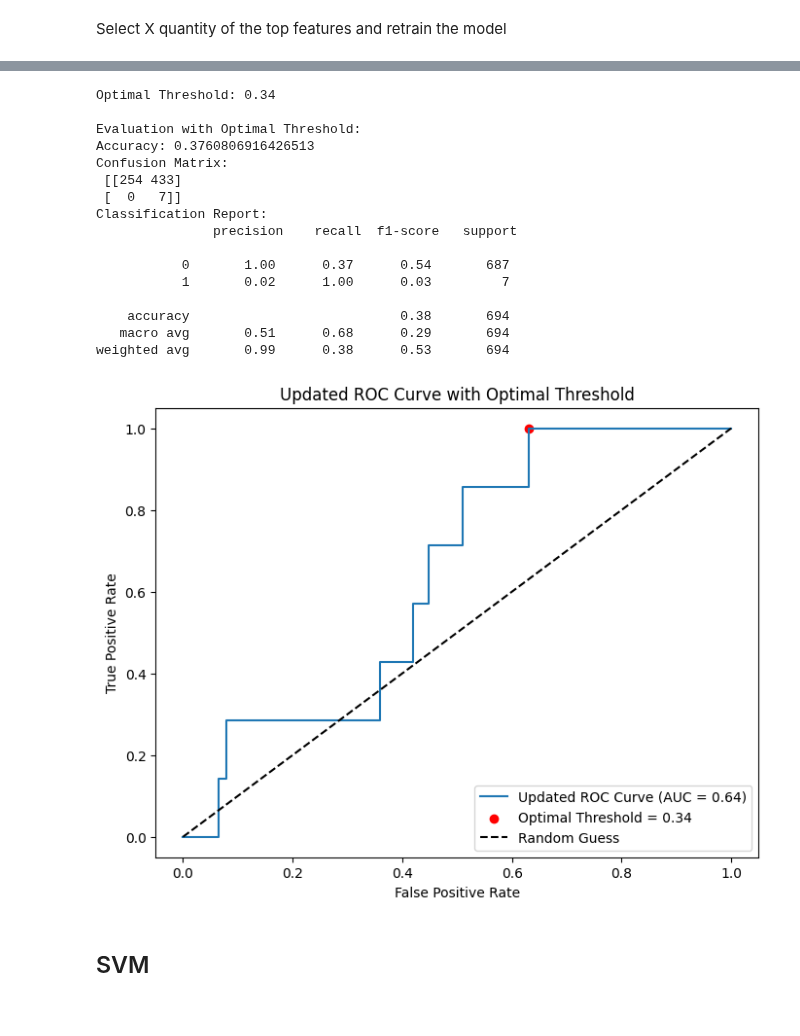
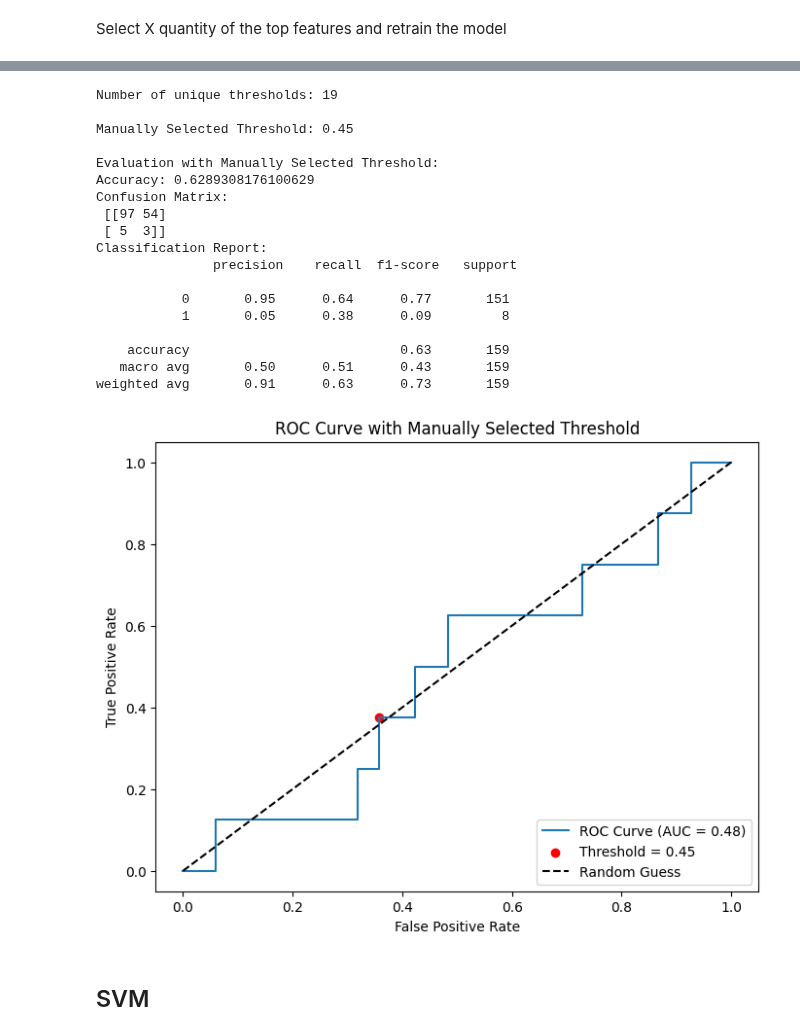
Before and after one commit to Tommy-Las/WatfordFC, a Jupyter notebook: ML_Model.ipynb, the cells around one changed output, grey strips where cells are left out. Drawn from its saved outputs; the diff is of its cells as text; code cells hidden in the pictures.

```diff
--- a/ML_Model.ipynb
+++ b/ML_Model.ipynb
@@ -276,7 +346,7 @@ y = df_sorted['Injury']
 
 # Split the data into training and test sets
 # X_train, X_test, y_train, y_test, extra_cols_train, extra_cols_test = train_test_split(X, y, extra_cols, test_size=0.3, random_state=42, stratify=y)
-X_train, X_test, y_train, y_test, extra_cols_train, extra_cols_test = train_test_split(X, y, extra_cols, test_size=0.3, random_state=42)
+X_train, X_test, y_train, y_test, extra_cols_train, extra_cols_test = train_test_split(X, y, extra_cols, test_size=0.3, random_state=42, stratify=y)
 
 X_train.drop(columns=['Injury'], inplace=True)
 X_test.drop(columns=['Injury'], inplace=True)
@@ -674,11 +744,12 @@ X_train_top = X_train_scaled[:, [X_train.columns.get_loc(f) for f in top_feature
 X_test_top = X_test_scaled[:, [X_train.columns.get_loc(f) for f in top_features]]
 
 # Train logistic regression with top features
-logistic_model_top = LogisticRegression(random_state=42, max_iter=1000, class_weight='balanced')
+logistic_model_top = LogisticRegression(random_state=42, max_iter=1000)
 logistic_model_top.fit(X_train_top, y_train)
 
 # Predictions
 y_test_pred_top = logistic_model_top.predict(X_test_top)
+y_test_probs_top = logistic_model_top.predict_proba(X_test_top)[:, 1]
 
 # Evaluate performance
 print("Updated Model Evaluation:")
@@ -703,53 +815,58 @@ weighted avg       0.98      0.57      0.72       694
 # %%
-# Get probabilities for the updated model
-y_test_probs_top = logistic_model_top.predict_proba(X_test_top)[:, 1]
+# Calculate ROC curve and AUC
+fpr, tpr, thresholds = roc_curve(y_test, y_test_probs_top)
+roc_auc = auc(fpr, tpr)
 
-# Calculate ROC curve and AUC
-fpr_top, tpr_top, thresholds = roc_curve(y_test, y_test_probs_top)
-roc_auc_top = auc(fpr_top, tpr_top)
+# Print the number of unique thresholds
+print(f"Number of unique thresholds: {len(thresholds)}")
 
-# Find the optimal threshold (maximize TPR - FPR)
-optimal_idx = (tpr_top - fpr_top).argmax()
-optimal_threshold = thresholds[optimal_idx]
-print(f"Optimal Threshold: {optimal_threshold:.2f}")
+# Manually select the threshold
+manual_threshold = 0.45  # Manually chosen threshold
+print(f"\nManually Selected Threshold: {manual_threshold:.2f}")
 
-# Apply the optimal threshold to make predictions
-y_test_pred_optimal = (y_test_probs_top >= optimal_threshold).astype(int)
+# Apply the manually selected threshold
+y_test_pred_manual = (y_test_probs_top >= manual_threshold).astype(int)
 
-# Evaluate performance with the optimal threshold
-print("\nEvaluation with Optimal Threshold:")
-print("Accuracy:", accuracy_score(y_test, y_test_pred_optimal))
-print("Confusion Matrix:\n", confusion_matrix(y_test, y_test_pred_optimal))
-print("Classification Report:\n", classification_report(y_test, y_test_pred_optimal))
+# Evaluate the model with the manually selected threshold
+print("\nEvaluation with Manually Selected Threshold:")
+print("Accuracy:", accuracy_score(y_test, y_test_pred_manual))
+print("Confusion Matrix:\n", confusion_matrix(y_test, y_test_pred_manual))
+print("Classification Report:\n", classification_report(y_test, y_test_pred_manual))
 
-# Plot ROC curve with the optimal threshold
+# Find the index of the manually selected threshold in the ROC data
+# Using `thresholds` from the ROC calculation
+manual_idx = np.argmin(np.abs(thresholds - manual_threshold))
+
+# Plot the ROC curve and mark the manually selected threshold
 plt.figure(figsize=(8, 6))
-plt.plot(fpr_top, tpr_top, label=f"Updated ROC Curve (AUC = {roc_auc_top:.2f})")
-plt.scatter(fpr_top[optimal_idx], tpr_top[optimal_idx], color='red', label=f"Optimal Threshold = {optimal_threshold:.2f}")
+plt.plot(fpr, tpr, label=f"ROC Curve (AUC = {roc_auc:.2f})")
+plt.scatter(fpr[manual_idx], tpr[manual_idx], color="red", label=f"Threshold = {manual_threshold:.2f}")
 plt.plot([0, 1], [0, 1], "k--", label="Random Guess")
 plt.xlabel("False Positive Rate")
 plt.ylabel("True Positive Rate")
-plt.title("Updated ROC Curve with Optimal Threshold")
+plt.title("ROC Curve with Manually Selected Threshold")
 plt.legend(loc="lower right")
 plt.show()
 # %% [output]
-Optimal Threshold: 0.34
+Number of unique thresholds: 19
 
-Evaluation with Optimal Threshold:
-Accuracy: 0.3760806916426513
+Manually Selected Threshold: 0.45
+
+Evaluation with Manually Selected Threshold:
+Accuracy: 0.6289308176100629
 Confusion Matrix:
- [[254 433]
- [  0   7]]
+ [[97 54]
+ [ 5  3]]
 Classification Report:
                precision    recall  f1-score   support
 
-           0       1.00      0.37      0.54       687
-           1       0.02      1.00      0.03         7
+           0       0.95      0.64      0.77       151
+           1       0.05      0.38      0.09         8
 
-    accuracy                           0.38       694
-   macro avg       0.51      0.68      0.29       694
-weighted avg       0.99      0.38      0.53       694
+    accuracy                           0.63       159
+   macro avg       0.50      0.51      0.43       159
+weighted avg       0.91      0.63      0.73       159
-[figure, old version]
+[figure, new version]
 # %% [markdown]
 ## SVM
 # %% [markdown]
```
Also changed, not shown: parts of 24 cells of this notebook.
